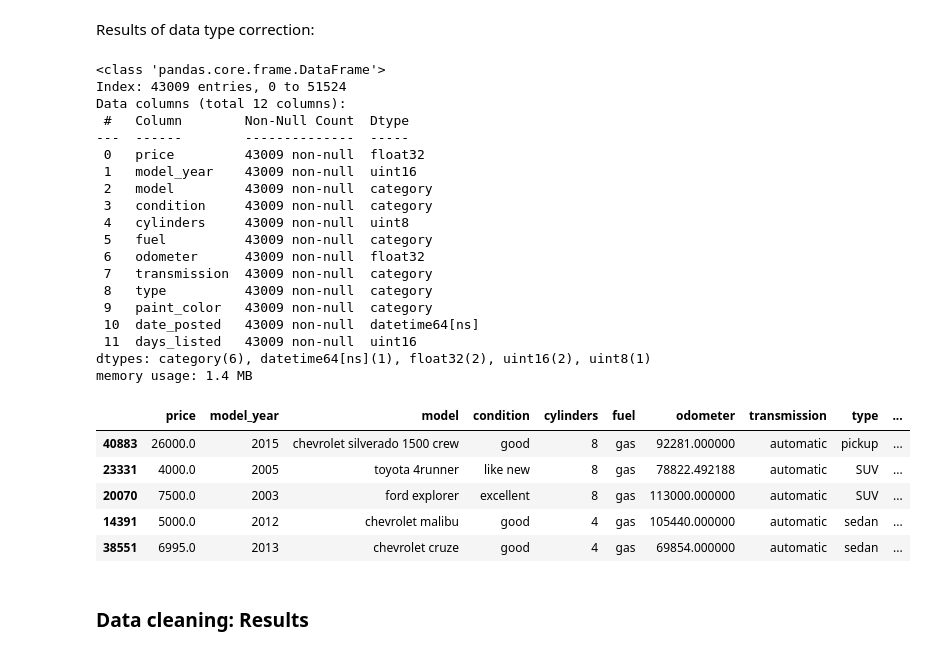
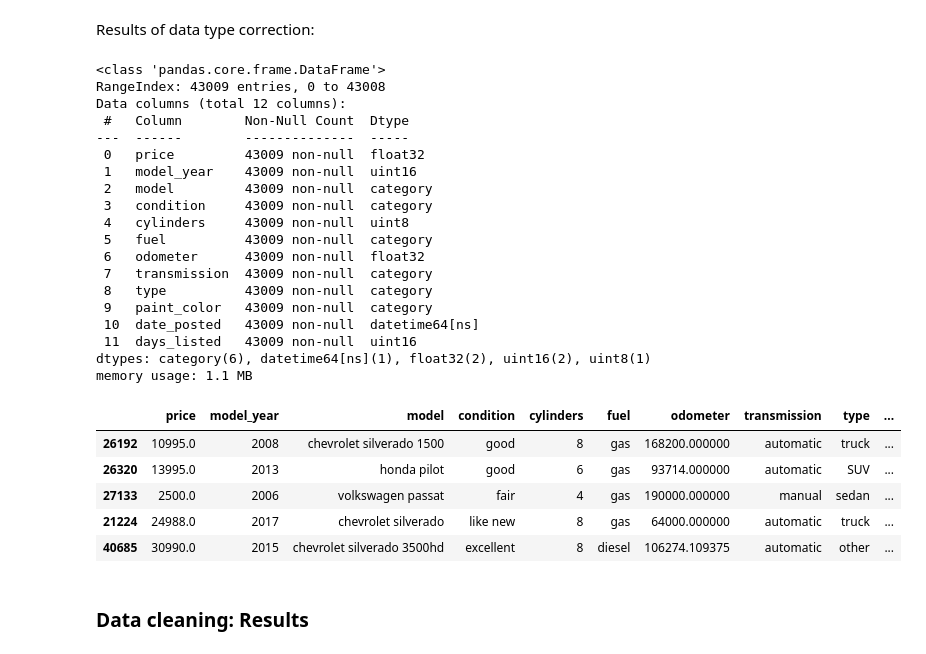
Before and after one commit to efrenchavez/eco_sprint07, a Jupyter notebook: notebooks/EDA.ipynb, the cells around one changed output. Saved outputs shown, nothing was run; the diff lists cells and outputs as text; code cells hidden in the pictures.

```diff
--- a/notebooks/EDA.ipynb
+++ b/notebooks/EDA.ipynb
@@ -135,34 +135,36 @@ Fitting data type for column: 'date_posted'
 # %% [markdown]
 Results of data type correction:
 # %%
+# reset index since we dropped some rows
+data = data.reset_index(drop=True)
 data.info()
 data.sample(5)
 # %% [output]
 <class 'pandas.core.frame.DataFrame'>
-Index: 43009 entries, 0 to 51524
+RangeIndex: 43009 entries, 0 to 43008
 Data columns (total 12 columns):
  #   Column        Non-Null Count  Dtype
 ---  ------        --------------  -----
  0   price         43009 non-null  float32
  1   model_year    43009 non-null  uint16
  2   model         43009 non-null  category
  3   condition     43009 non-null  category
  4   cylinders     43009 non-null  uint8
  5   fuel          43009 non-null  category
  6   odometer      43009 non-null  float32
  7   transmission  43009 non-null  category
  8   type          43009 non-null  category
  9   paint_color   43009 non-null  category
  10  date_posted   43009 non-null  datetime64[ns]
  11  days_listed   43009 non-null  uint16
 dtypes: category(6), datetime64[ns](1), float32(2), uint16(2), uint8(1)
-memory usage: 1.4 MB
+memory usage: 1.1 MB
 |  | price | model_year | model | condition | cylinders | fuel | odometer | transmission | type | ... |
-| 40883 | 26000.0 | 2015 | chevrolet silverado 1500 crew | good | 8 | gas | 92281.000000 | automatic | pickup | ... |
-| 23331 | 4000.0 | 2005 | toyota 4runner | like new | 8 | gas | 78822.492188 | automatic | SUV | ... |
-| 20070 | 7500.0 | 2003 | ford explorer | excellent | 8 | gas | 113000.000000 | automatic | SUV | ... |
-| 14391 | 5000.0 | 2012 | chevrolet malibu | good | 4 | gas | 105440.000000 | automatic | sedan | ... |
-| 38551 | 6995.0 | 2013 | chevrolet cruze | good | 4 | gas | 69854.000000 | automatic | sedan | ... |
+| 26192 | 10995.0 | 2008 | chevrolet silverado 1500 | good | 8 | gas | 168200.000000 | automatic | truck | ... |
+| 26320 | 13995.0 | 2013 | honda pilot | good | 6 | gas | 93714.000000 | automatic | SUV | ... |
+| 27133 | 2500.0 | 2006 | volkswagen passat | fair | 4 | gas | 190000.000000 | manual | sedan | ... |
+| 21224 | 24988.0 | 2017 | chevrolet silverado | like new | 8 | gas | 64000.000000 | automatic | truck | ... |
+| 40685 | 30990.0 | 2015 | chevrolet silverado 3500hd | excellent | 8 | diesel | 106274.109375 | automatic | other | ... |
 # %% [markdown]
 ### Data cleaning: Results
 # %% [markdown]
```
Also changed, not shown: parts of 13 cells of this notebook, 7 other files.
